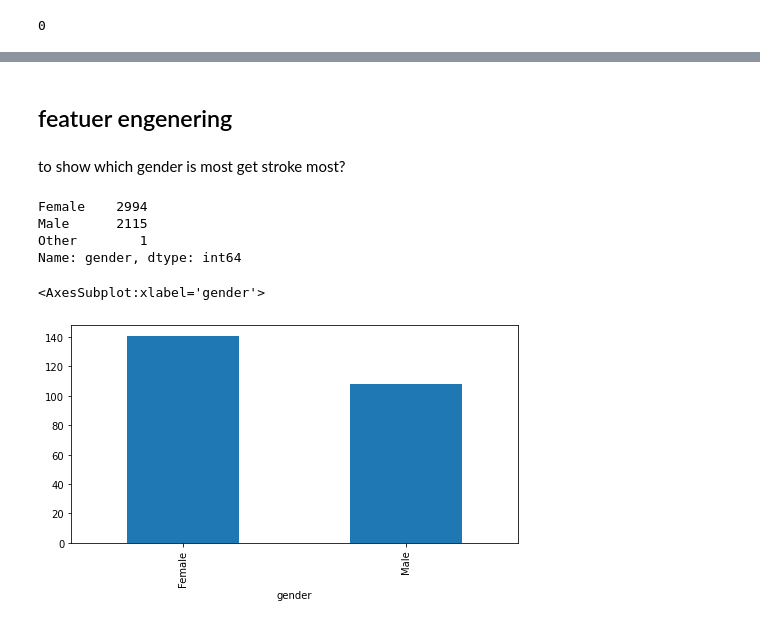
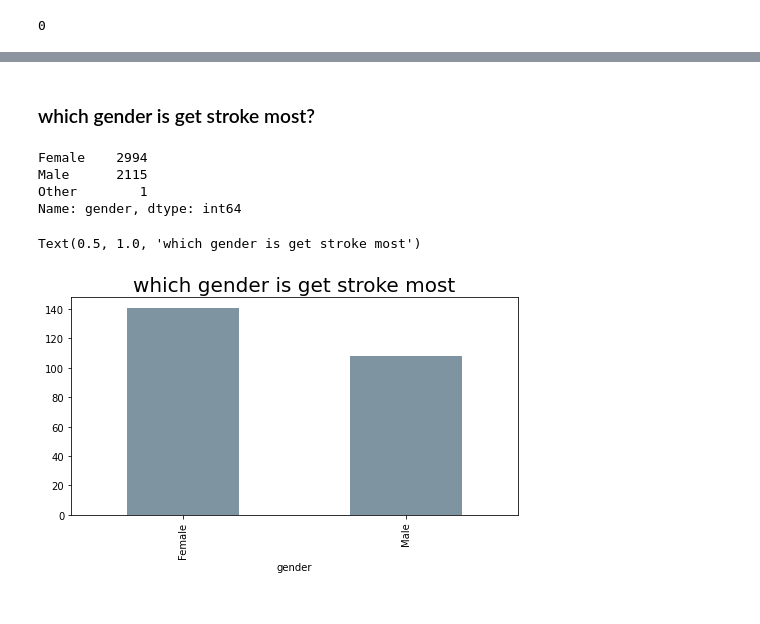
Before and after one commit to modisultan/Stroke_Classification, a Jupyter notebook: Stroke_Classification.ipynb, the cells around one changed output, grey strips where cells are left out. Cells and saved outputs as stored; diff of their text form; code cells hidden in the pictures.

```diff
--- a/Stroke_Classification.ipynb
+++ b/Stroke_Classification.ipynb
@@ -96,9 +165,8 @@ bmi                  201
 smoking_status         0
 stroke                 0
 dtype: int64
-# %%
-df.fillna(df.mean(), inplace = True)
-#df["bmi"].fillna(df.mean(), inplace = True)
+# %%
+df.fillna(0, inplace = True)
 # %%
 df.isna().sum()
 # %% [output]
@@ -178,7 +239,5 @@ plt.tight_layout()
-# %% [markdown]
-## featuer engenering
 # %% [markdown]
-to show which gender is most get stroke most?
+### which gender is get stroke most?
 # %%
 df.gender.value_counts()
 # %% [output]
@@ -190,7 +249,8 @@ Name: gender, dtype: int64
 indexNames = df[ df['gender'] == 'Other' ].index
 df.drop(indexNames , inplace=True)
 # %%
-df.groupby('gender')['stroke'].sum().sort_values(ascending=False).plot(kind='bar',figsize=(8,4))
+df.groupby('gender')['stroke'].sum().sort_values(ascending=False).plot(kind='bar',figsize=(8,4),color=['#7F94A1'])
+plt.title("which gender is get stroke most",fontsize=20,)
 # %% [output]
-<AxesSubplot:xlabel='gender'>
+Text(0.5, 1.0, 'which gender is get stroke most')
-[figure, old version]
+[figure, new version]
```
Also changed, not shown: parts of 158 cells of this notebook.
